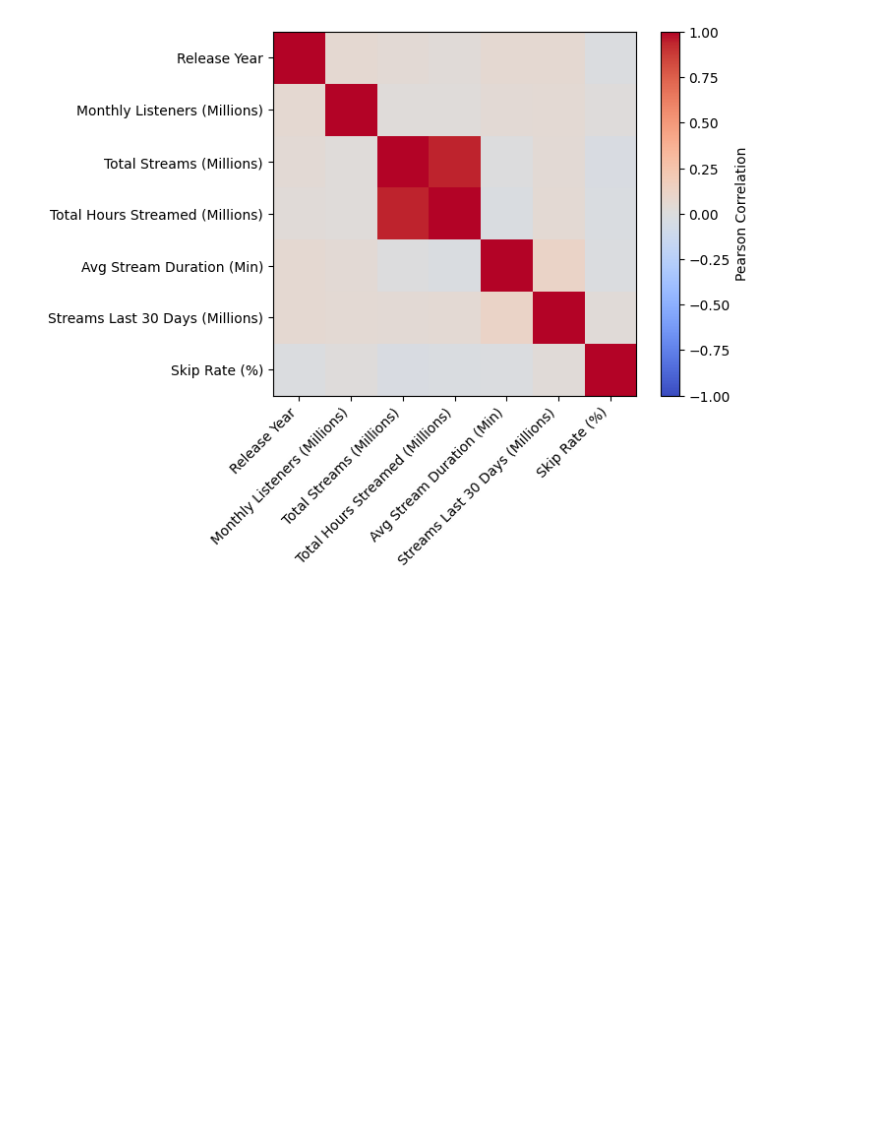
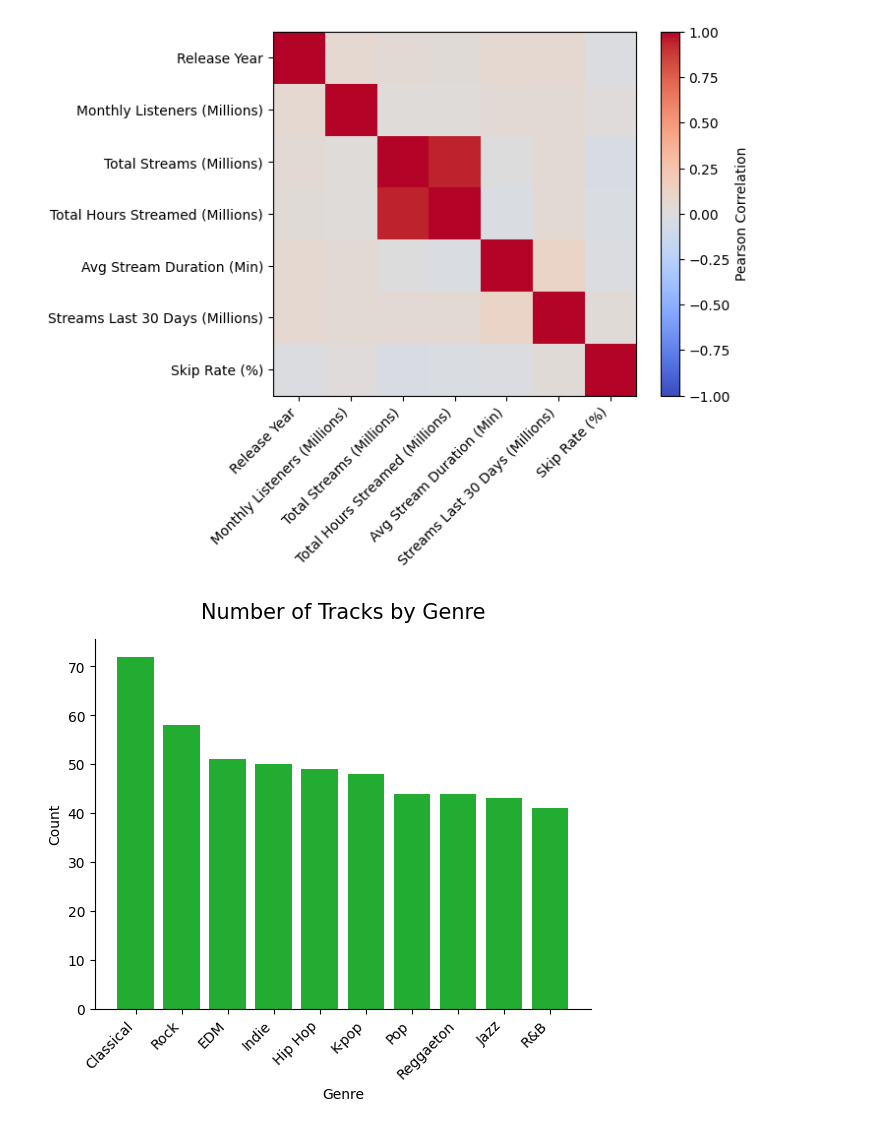
Before and after one commit to rhyman7/learning_plots_ryan_hyman, a Jupyter notebook: notebooks/visualization_practice.ipynb, the cells around one changed output. Saved outputs shown, nothing was run; the diff lists cells and outputs as text; code cells hidden in the pictures; blank space fills up the shorter version.

Commit message:
eighth commit containing count plot and plots saved to folder

```diff
--- a/notebooks/visualization_practice.ipynb
+++ b/notebooks/visualization_practice.ipynb
@@ -529,3 +532,28 @@ plt.yticks(range(len(corr.columns)), corr.columns)
 plt.show()
 # %% [output]
 [figure]
+# %%
+#Count Plot of number of tracks by genre
+#x = genre_counts.index
+#y = genre_counts.values
+
+genre_counts = spotify_df["Genre"].value_counts().sort_values(ascending=False)
+genre_counts
+
+plt.bar(
+    genre_counts.index, #x-axis
+    genre_counts.values, #y-axis
+    color="#22ac32")
+plt.xticks(rotation=45, ha="right")
+
+ax = plt.gca()
+ax.spines['top'].set_visible(False)
+ax.spines['right'].set_visible(False)
+
+plt.xlabel("Genre")
+plt.ylabel("Count")
+plt.title("Number of Tracks by Genre", fontsize=15, pad=15)
+
+plt.show()
+# %% [output]
+[figure, added]
```
Also changed, not shown: parts of 5 cells of this notebook, 5 other files.
